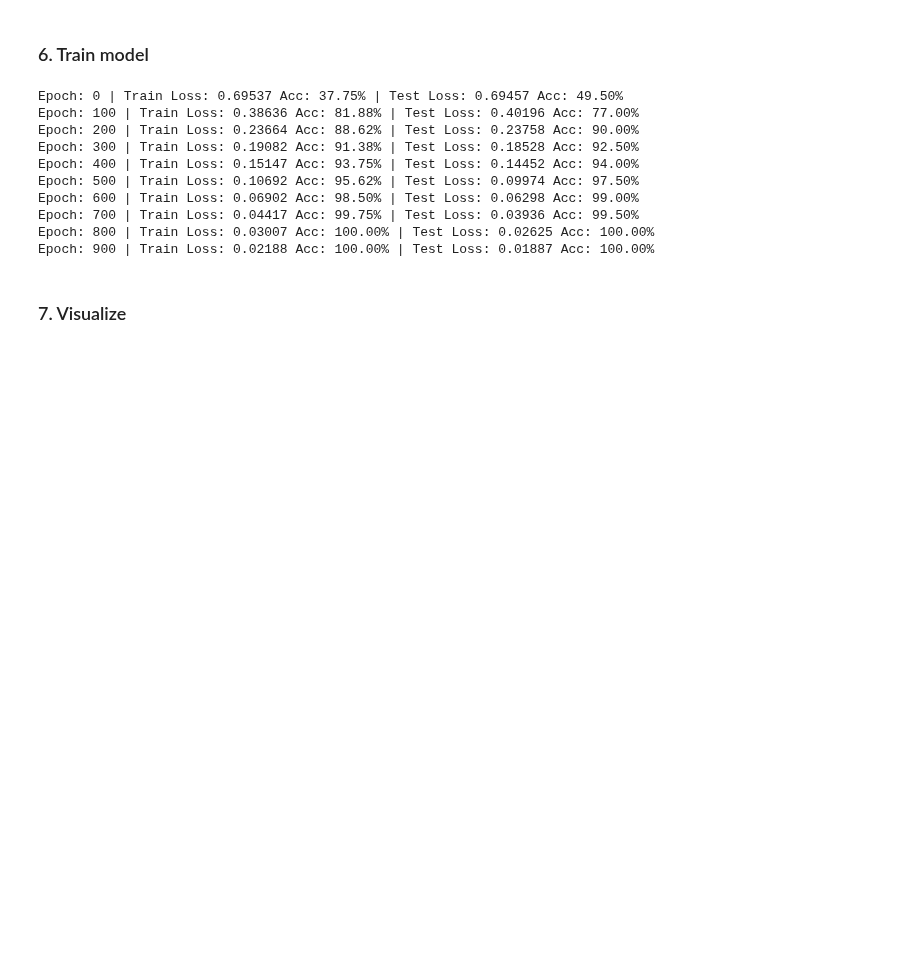
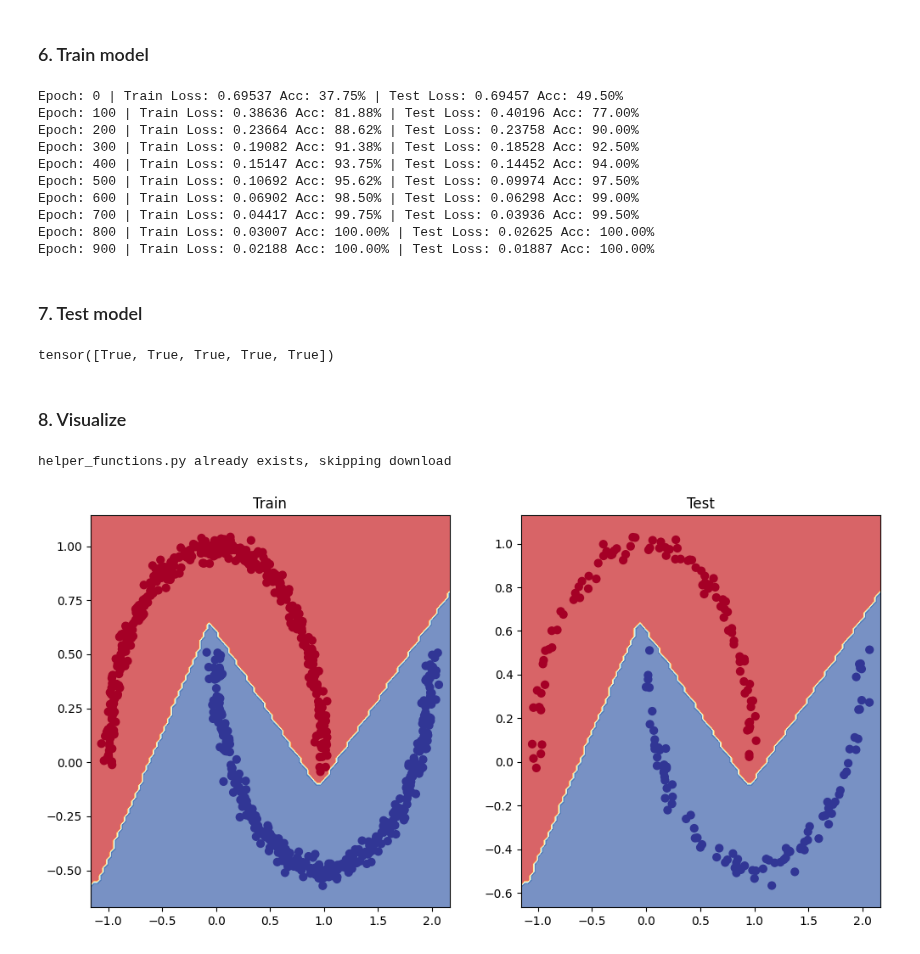
Before and after one commit to sayanarajasekhar/PyTorch, a Jupyter notebook: 02_pytorch_classification_exercises.ipynb, the cells around one changed output. Drawn from its saved outputs; the diff is of its cells as text; code cells hidden in the pictures; blank space fills up the shorter version.

```diff
--- a/02_pytorch_classification_exercises.ipynb
+++ b/02_pytorch_classification_exercises.ipynb
@@ -168,8 +168,19 @@ Epoch: 600 | Train Loss: 0.06902 Acc: 98.50% | Test Loss: 0.06298 Acc: 99.00%
 Epoch: 700 | Train Loss: 0.04417 Acc: 99.75% | Test Loss: 0.03936 Acc: 99.50%
 Epoch: 800 | Train Loss: 0.03007 Acc: 100.00% | Test Loss: 0.02625 Acc: 100.00%
 Epoch: 900 | Train Loss: 0.02188 Acc: 100.00% | Test Loss: 0.01887 Acc: 100.00%
+# %% [markdown]
+### 7. Test model
+# %%
+model_0.eval
+with torch.inference_mode():
+  y_logits = model_0(X_test).squeeze()
+  y_preds = torch.sigmoid(y_logits).round()
+
+(y_preds == y_test)[:5]
+# %% [output]
+tensor([True, True, True, True, True])
 # %% [markdown]
-### 7. Visualize
+### 8. Visualize
 # %%
 import requests
 from pathlib import Path
@@ -179,8 +190,21 @@ if Path("helper_functions.py").is_file():
   print("helper_functions.py already exists, skipping download")
 else:
   print("Downloading helper_functions.py")
-  request = requests.get("https://raw.githubusercontent.com/mrdbourke/pytorch-deep-learning/main/helper_functions.py")
+  request = requests.get("https://raw.githubusercontent.com/sayanarajasekhar/PyTorch/refs/heads/main/helper_functions.py")
   with open("helper_functions.py", "wb") as f:
     f.write(request.content)
 
 from helper_functions import plot_predictions, plot_decision_boundary
+# %% [output]
+helper_functions.py already exists, skipping download
+# %%
+# Plot decision boundaries for training and test sets
+plt.figure(figsize=(12, 6))
+plt.subplot(1, 2, 1)
+plt.title("Train")
+plot_decision_boundary(model_0, X_train, y_train)
+plt.subplot(1, 2, 2)
+plt.title("Test")
+plot_decision_boundary(model_0, X_test, y_test)
+# %% [output]
+[figure, added]
```
